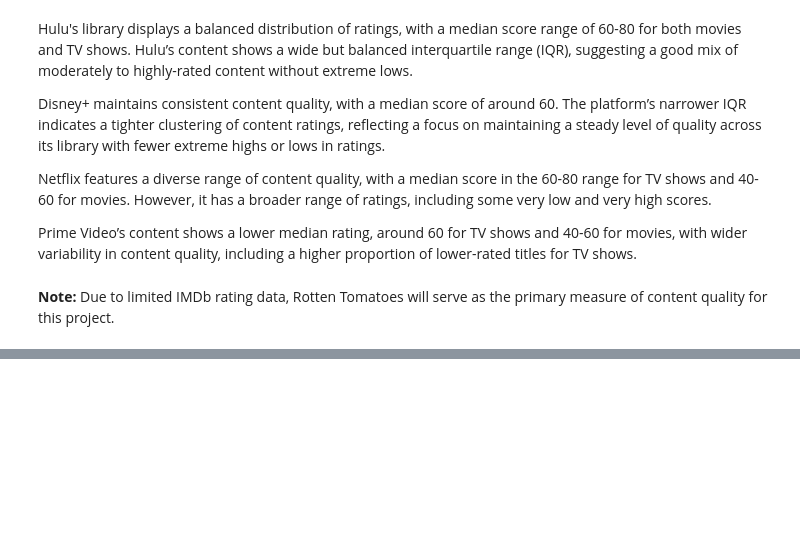
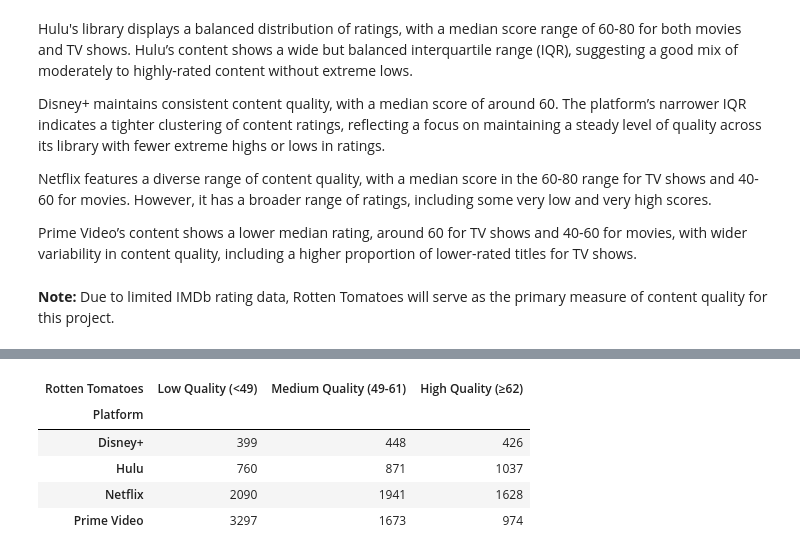
Before and after one commit to G0v1ndD3v/SVoD_Content_Analysis, a Jupyter notebook: SVoD_Analysis.ipynb, the cells around one changed output, grey strips where cells are left out. Saved outputs shown, nothing was run; the diff lists cells and outputs as text; code cells hidden in the pictures; blank space fills up the shorter version.

```diff
--- a/SVoD_Analysis.ipynb
+++ b/SVoD_Analysis.ipynb
@@ -478,0 +528,10 @@ Prime Video’s content shows a lower median rating, around 60 for TV shows and
+# %%
+combined_counts = movie_counts.add(tv_show_counts, fill_value=0)
+combined_counts
+# %% [output]
+| Rotten Tomatoes | Low Quality (<49) | Medium Quality (49-61) | High Quality (≥62) |
+| Platform |  |  |  |
+| Disney+ | 399 | 448 | 426 |
+| Hulu | 760 | 871 | 1037 |
+| Netflix | 2090 | 1941 | 1628 |
+| Prime Video | 3297 | 1673 | 974 |
```
Also changed, not shown: parts of 9 cells of this notebook.
